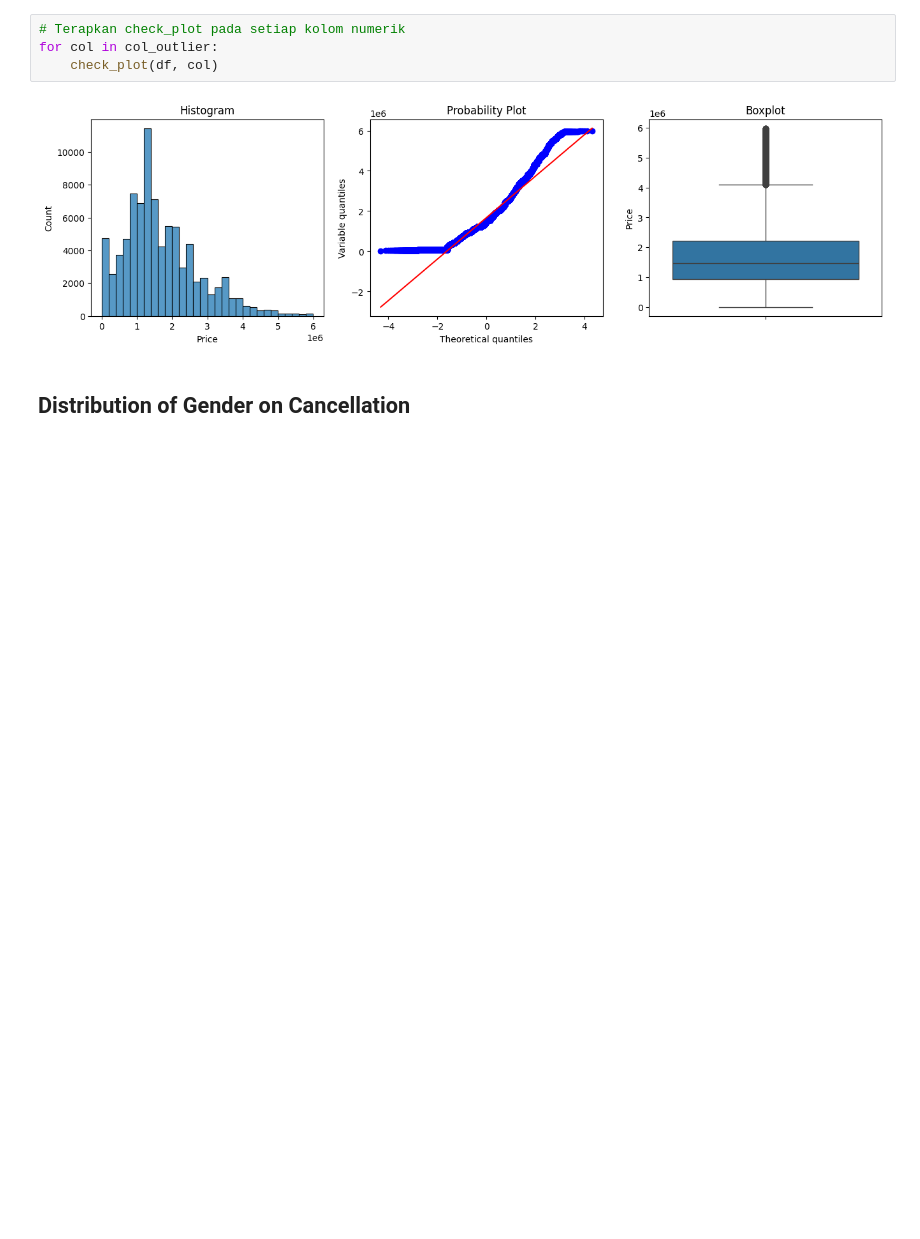
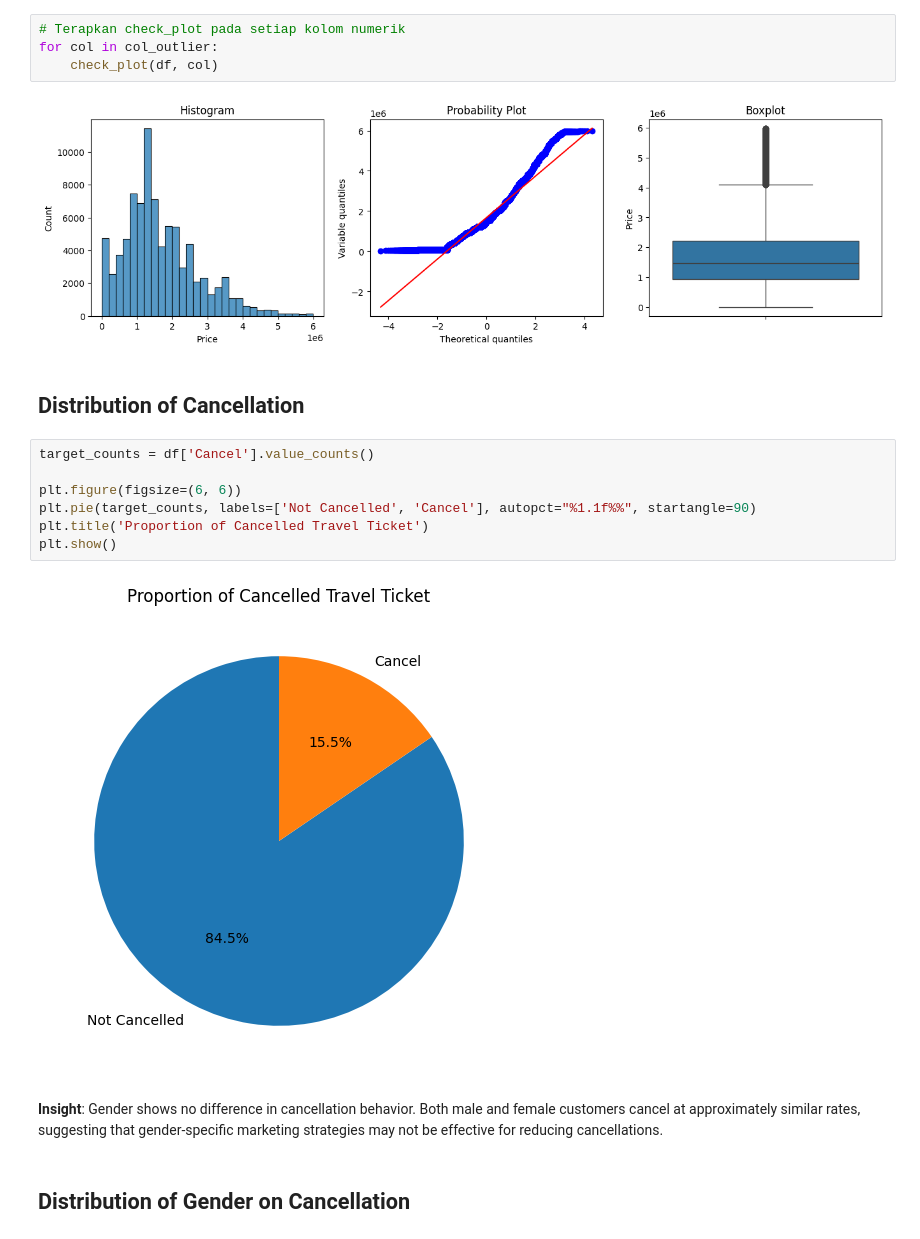
Before and after one commit to lmzhhrbrnpll/Final-Project-Data-Science, a Jupyter notebook: Coding/EDA.ipynb, the cells around one changed output. Drawn from its saved outputs; the diff is of its cells as text; blank space fills up the shorter version.

```diff
--- a/Coding/EDA.ipynb
+++ b/Coding/EDA.ipynb
@@ -125,6 +125,19 @@ for col in col_outlier:
     check_plot(df, col)
 # %% [output]
 [figure]
+# %% [markdown]
+## Distribution of Cancellation
+# %%
+target_counts = df['Cancel'].value_counts()
+
+plt.figure(figsize=(6, 6))
+plt.pie(target_counts, labels=['Not Cancelled', 'Cancel'], autopct="%1.1f%%", startangle=90)
+plt.title('Proportion of Cancelled Travel Ticket')
+plt.show()
+# %% [output]
+[figure, added]
+# %% [markdown]
+**Insight**: Gender shows no difference in cancellation behavior. Both male and female customers cancel at approximately similar rates, suggesting that gender-specific marketing strategies may not be effective for reducing cancellations.
 # %% [markdown]
 ## Distribution of Gender on Cancellation
 # %%
```
Also changed, not shown: parts of 1 cell of this notebook.
